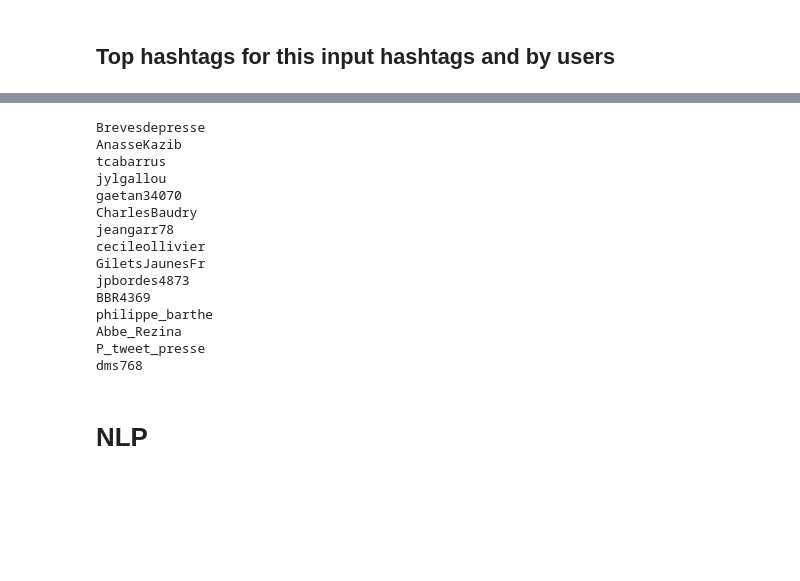
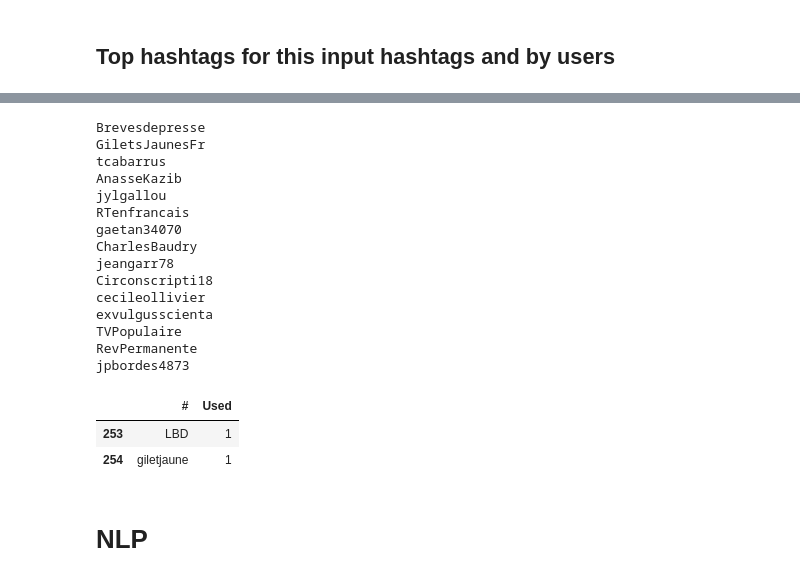
Before and after one commit to kir0ul/ncc2019_more-in-common, a Jupyter notebook: python/populate_tweets_json_from_tweepy.ipynb, the cells around one changed output, grey strips where cells are left out. Cells and saved outputs as stored; diff of their text form; code cells hidden in the pictures; blank space fills up the shorter version.

```diff
--- a/python/populate_tweets_json_from_tweepy.ipynb
+++ b/python/populate_tweets_json_from_tweepy.ipynb
@@ -307,7 +315,7 @@ df_tweets_hashtags = df_hashtags.set_index('tweet_id').join(df_tweets.set_index(
 df_tw_hash_user = df_tweets_hashtags.set_index('user_id').join(df_users.drop(columns=['created_at', 'lang']).set_index('user_id'))
 # %%
 #df_aggretated = df_tw_hash_user.groupby(['user_id','hashtag']).size().reset_index()
-df_aggretated = df_tw_hash_user.groupby(['name','hashtag']).size().reset_index()
+df_aggretated = df_tw_hash_user.groupby(['screen_name','hashtag']).size().reset_index()
 # %%
 df_aggretated.columns = ["Name", "#", "Used"]
 df_aggretated;
@@ -342,17 +348,17 @@ for name in top_influencers_rt_names:
     df_rel=[]
 # %% [output]
 Brevesdepresse
+GiletsJaunesFr
+tcabarrus
 AnasseKazib
-tcabarrus
 jylgallou
+RTenfrancais
 gaetan34070
 CharlesBaudry
 jeangarr78
+Circonscripti18
 cecileollivier
-GiletsJaunesFr
+exvulgusscienta
+TVPopulaire
+RevPermanente
 jpbordes4873
-BBR4369
-philippe_barthe
-Abbe_Rezina
-P_tweet_presse
-dms768
@@ -361,3 +365,9 @@ df_tweets['created_at'].values;
+# %%
+get_related_hashtags_by_username('Brevesdepresse')
+# %% [output]
+|  | # | Used |
+| 253 | LBD | 1 |
+| 254 | giletjaune | 1 |
 # %% [markdown]
 # NLP
 # %%
```
Also changed, not shown: parts of 18 cells of this notebook, 1 other file.
